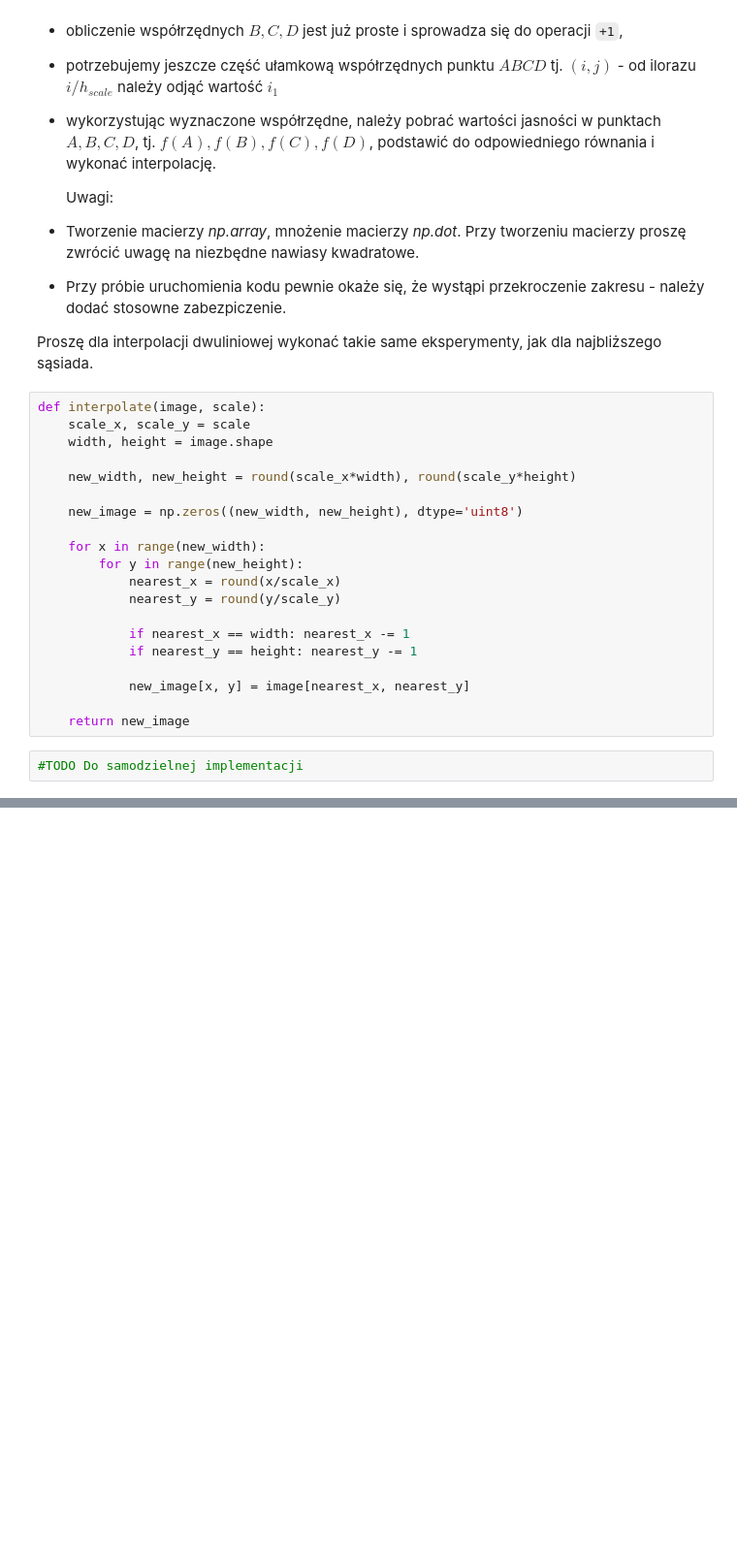
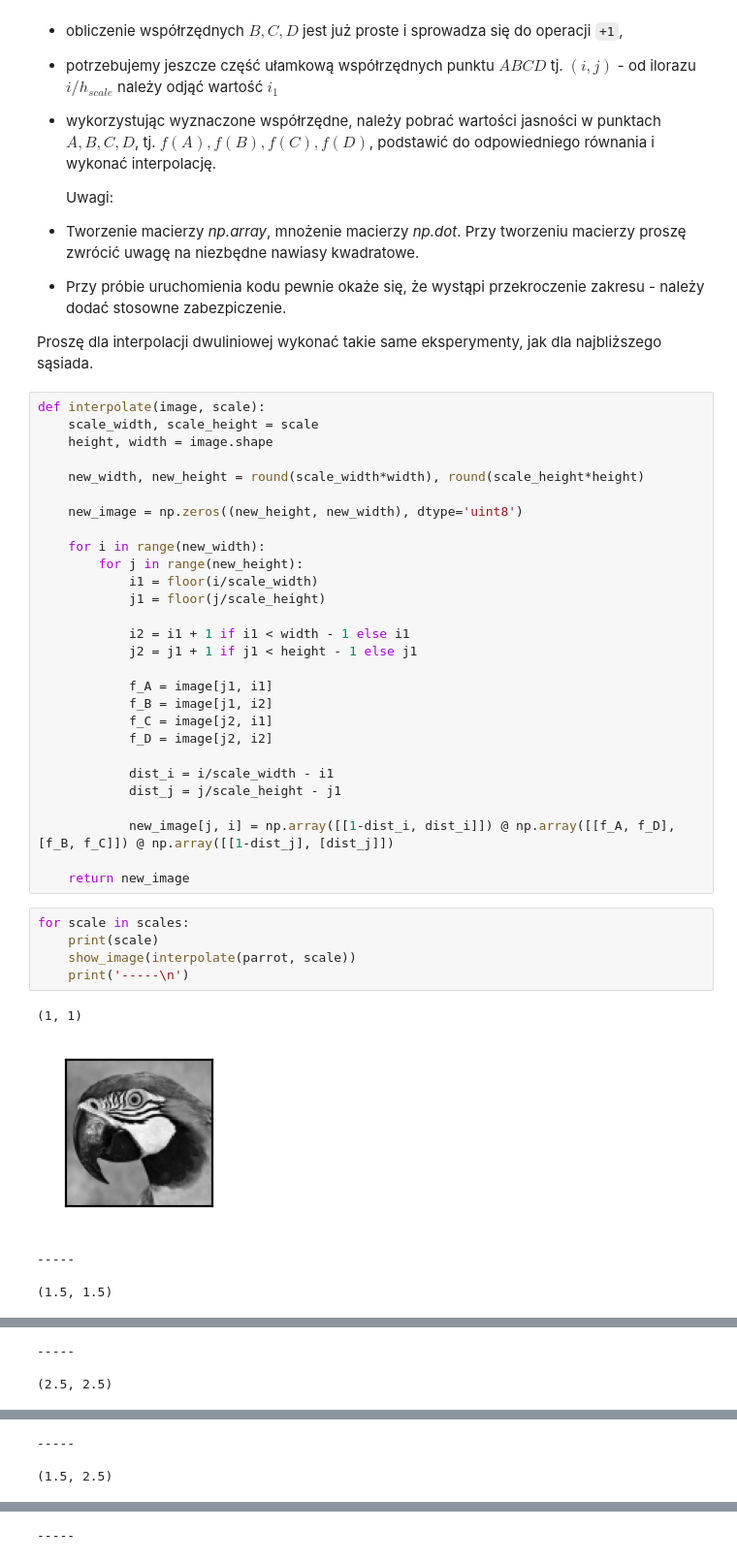
Before and after one commit to mhawryluk/wdcpo, a Jupyter notebook: lab5/05_resolution.ipynb, the cells around one changed output, grey strips where cells are left out. Shown at 97% size. Drawn from its saved outputs; the diff is of its cells as text; blank space fills up the shorter version.

```diff
--- a/lab5/05_resolution.ipynb
+++ b/lab5/05_resolution.ipynb
@@ -309,25 +310,42 @@ Wykorzystując powyższe równania zaimplementuj interpolację dwuliniową:
 * Przy próbie uruchomienia kodu pewnie okaże się, że wystąpi przekroczenie zakresu - należy dodać stosowne zabezpiczenie.
 
 Proszę dla interpolacji dwuliniowej wykonać takie same eksperymenty, jak dla  najbliższego sąsiada.
-# %%
-def interpolate(image, scale):
-    scale_x, scale_y = scale
-    width, height = image.shape
-
-    new_width, new_height = round(scale_x*width), round(scale_y*height)
-
-    new_image = np.zeros((new_width, new_height), dtype='uint8')
-
-    for x in range(new_width):
-        for y in range(new_height):
-            nearest_x = round(x/scale_x)
-            nearest_y = round(y/scale_y)
-
-            if nearest_x == width: nearest_x -= 1
-            if nearest_y == height: nearest_y -= 1
-
-            new_image[x, y] = image[nearest_x, nearest_y]
-
-    return new_image
-# %%
-#TODO Do samodzielnej implementacji
+# %%
+def interpolate(image, scale):
+    scale_width, scale_height = scale
+    height, width = image.shape
+
+    new_width, new_height = round(scale_width*width), round(scale_height*height)
+
+    new_image = np.zeros((new_height, new_width), dtype='uint8')
+
+    for i in range(new_width):
+        for j in range(new_height):
+            i1 = floor(i/scale_width)
+            j1 = floor(j/scale_height)
+
+            i2 = i1 + 1 if i1 < width - 1 else i1
+            j2 = j1 + 1 if j1 < height - 1 else j1
+
+            f_A = image[j1, i1]
+            f_B = image[j1, i2]
+            f_C = image[j2, i1]
+            f_D = image[j2, i2]
+
+            dist_i = i/scale_width - i1
+            dist_j = j/scale_height - j1
+
+            new_image[j, i] = np.array([[1-dist_i, dist_i]]) @ np.array([[f_A, f_D], [f_B, f_C]]) @ np.array([[1-dist_j], [dist_j]])
+
+    return new_image
+# %%
+for scale in scales:
+    print(scale)
+    show_image(interpolate(parrot, scale))
+    print('-----\n')
+# %% [output]
+(1, 1)
+[figure, added]
+-----
+
+(1.5, 1.5)
@@ -333,0 +353,3 @@ def interpolate(image, scale):
+-----
+
+(2.5, 2.5)
@@ -333,0 +357,3 @@ def interpolate(image, scale):
+-----
+
+(1.5, 2.5)
@@ -333,0 +365 @@ def interpolate(image, scale):
+-----
```
Also changed, not shown: parts of 20 cells of this notebook.
